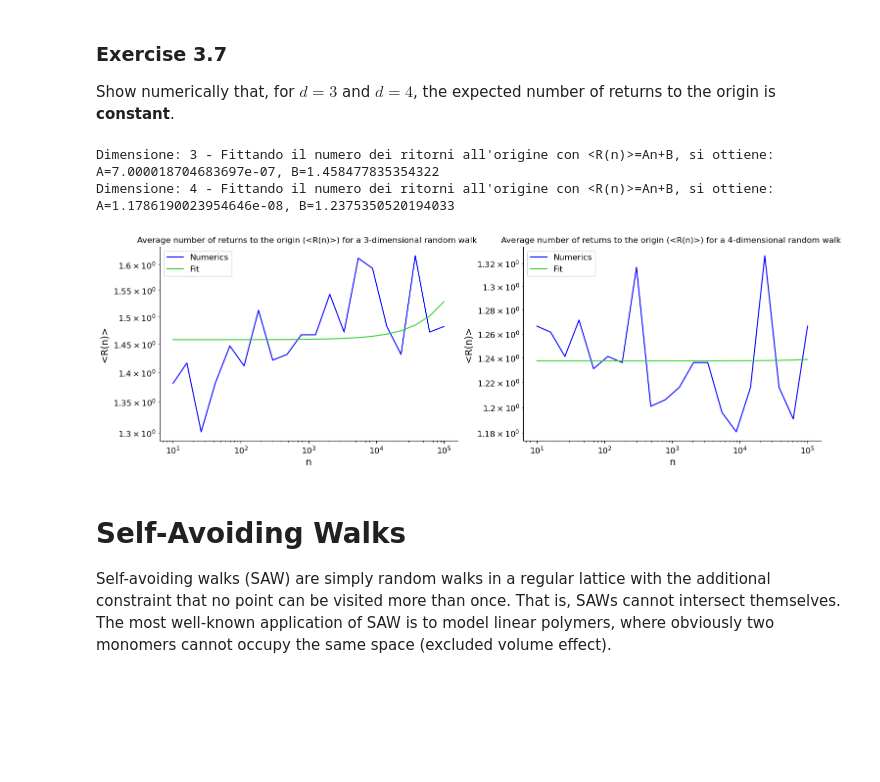
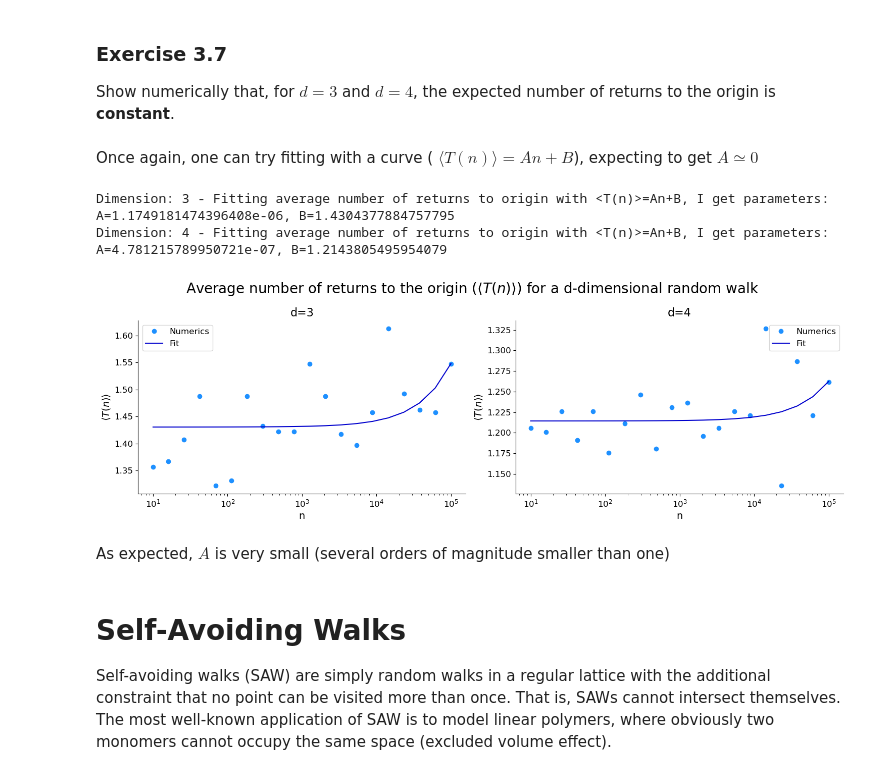
Before and after one commit to 12nihil12/fis_stat, a Jupyter notebook: notebooks/3-Random-Walks.ipynb, the cells around one changed output. Saved outputs shown, nothing was run; the diff lists cells and outputs as text; code cells hidden in the pictures; blank space fills up the shorter version.

```diff
--- a/notebooks/3-Random-Walks.ipynb
+++ b/notebooks/3-Random-Walks.ipynb
@@ -260,25 +290,0 @@ plt.show()
-# %%
-def F(x,A,B):
-    return A*np.log(x) + B
-
-
-coeff,rets=spy.curve_fit(F,length_array,num_returns_array)
-
-A=coeff[0]
-B=coeff[1]
-
-fig, ax = plt.subplots(1, 1, figsize=(5, 4))
-# plot theoretical result
-n=np.linspace(length_min,length_max,length_max-length_min)
-ax.loglog(n,F(n,A,B),color="limegreen" ,label=r"Fit:$A \:\log(n)+B$")
-print(f"<R(n)>=A log(n) + B , con A={A} e B={B}")
-# plot numerical result
-ax.loglog(length_array,num_returns_array, color="blue",label="Numerics")
-# add axis labels
-ax.set_xlabel("n")
-ax.set_ylabel("<R(n)> ")
-# add a legend
-ax.legend()
-# add a title (e.g. that says what dimension we used)
-ax.set_title(f"Average number of returns to the origin (<R(n)>) for a {dim}-dimensional random walk ")
-plt.show()
@@ -302,40 +305,46 @@ num_returns_array_4 = np.array([
 ])
 # %%
 num_returns_array={3:num_returns_array_3 ,4:num_returns_array_4}
+# %% [markdown]
+Once again, one can try  fitting with a curve ( $\langle T(n) \rangle = An + B$),  expecting to get $A\simeq 0 $
 # %%
 
 fig, axes = plt.subplots(1, 2, figsize=(15, 5))
 
 
 def F(x,A,B):
     return A*x+B
 
 dims=[3,4]
 
 for i,d in enumerate(dims):
-    coeff,rets=spy.curve_fit(F,length_array,num_returns_array[d])
+    (A,B),rets=spy.curve_fit(F,length_array,num_returns_array[d])
 
-    A=coeff[0]
-    B=coeff[1]
 
-    print(f"Dimensione: {d} - Fittando il numero dei ritorni all'origine con <R(n)>=An+B, si ottiene: A={A}, B={B}")
+    print(f"Dimension: {d} - Fitting average number of returns to origin with <T(n)>=An+B, I get parameters: A={A}, B={B}")
 
-    axes[i].loglog(length_array,num_returns_array[d],color="blue",label="Numerics")
-    axes[i].loglog(length_array,F(length_array,A,B),color="limegreen",label="Fit")
+    axes[i].plot(length_array,num_returns_array[d],"o",color="dodgerblue",label="Numerics")
+    axes[i].plot(length_array,F(length_array,A,B),color="mediumblue",label="Fit")
     axes[i].set_xlabel("n")
-    axes[i].set_ylabel("<R(n)> ")
+    axes[i].set_ylabel(r"$\langle T(n) \rangle$")
+    axes[i].set_xscale("log")
 
     axes[i].legend()
-    axes[i].set_title(f"Average number of returns to the origin (<R(n)>) for a {d}-dimensional random walk ",fontsize=12)
+    axes[i].set_title(f"d={d}")
+
+
+plt.suptitle(r"Average number of returns to the origin ($\langle T(n) \rangle$) for a d-dimensional random walk ",fontsize=20)
 
 
 
 plt.tight_layout()
 plt.show()
 # %% [output]
-Dimensione: 3 - Fittando il numero dei ritorni all'origine con <R(n)>=An+B, si ottiene: A=7.000018704683697e-07, B=1.458477835354322
-Dimensione: 4 - Fittando il numero dei ritorni all'origine con <R(n)>=An+B, si ottiene: A=1.1786190023954646e-08, B=1.2375350520194033
+Dimension: 3 - Fitting average number of returns to origin with <T(n)>=An+B, I get parameters: A=1.1749181474396408e-06, B=1.4304377884757795
+Dimension: 4 - Fitting average number of returns to origin with <T(n)>=An+B, I get parameters: A=4.781215789950721e-07, B=1.2143805495954079
-[figure, old version]
+[figure, new version]
+# %% [markdown]
+As expected, $A$ is very small (several orders of magnitude smaller than one)
 # %% [markdown]
 # Self-Avoiding Walks
 Self-avoiding walks (SAW) are simply random walks in a regular lattice with the additional constraint that no point can be visited more than once. That is, SAWs cannot intersect themselves. The most well-known application of SAW is to model linear polymers, where obviously two monomers cannot occupy the same space (excluded volume effect).
```
Also changed, not shown: parts of 21 cells of this notebook, 1 other file.
